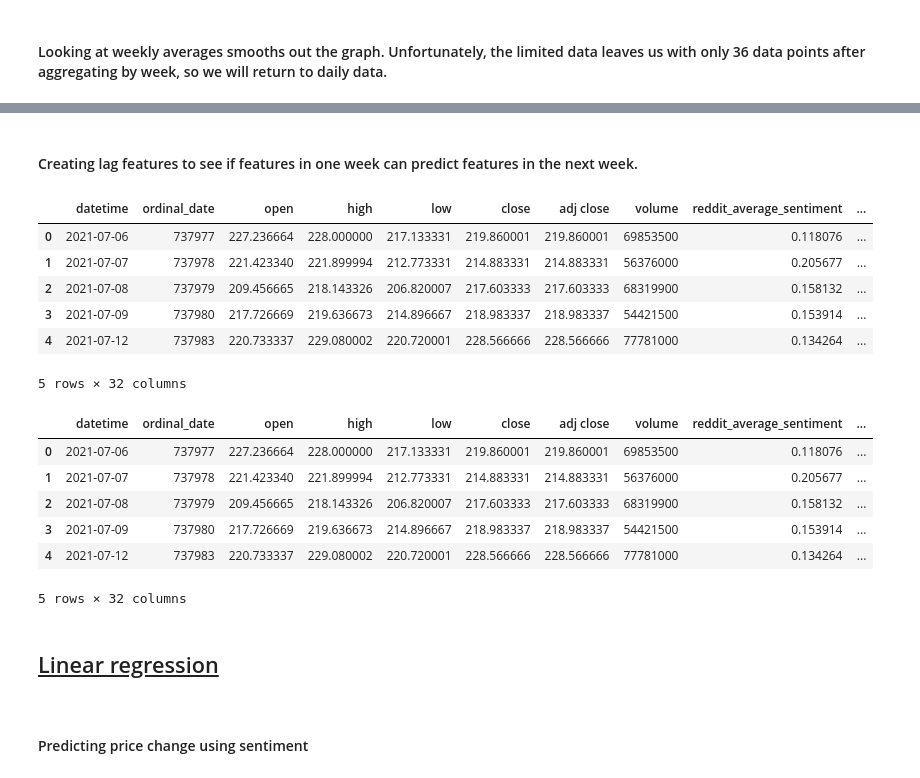
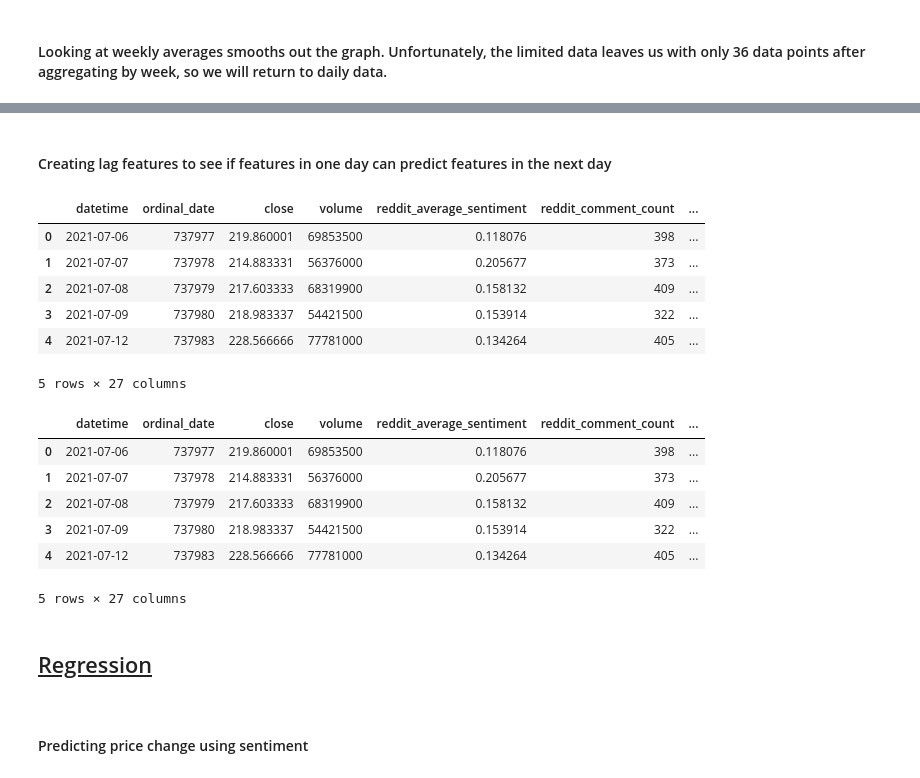
Before and after one commit to chanjdaniel/reddit_tsla_data_analysis, a Jupyter notebook: reddit_tsla.ipynb, the cells around one changed output, grey strips where cells are left out. Cells and saved outputs as stored; diff of their text form; code cells hidden in the pictures.

```diff
--- a/reddit_tsla.ipynb
+++ b/reddit_tsla.ipynb
@@ -323,5 +323,11 @@ plt.legend(loc="upper left")
 # %% [markdown]
 <h4>No significant difference between closing price and adjusted closing price.</h4>
 <h4>For simplicity's sake, the un-adjusted closing price will be used for comparisons and predictions.</h4>
+# %%
+to_drop = [
+    "open", "high", "low", "adj close"
+]
+
+reddit_tsla_df = reddit_tsla_df.drop(columns=to_drop)
 # %%
 df = reddit_tsla_df
@@ -360,6 +367,6 @@ reddit_tsla_df
 # %%
 aggregate_first = ["datetime", "ordinal_date"]
-aggregate_mean = ["open", "high", "low", "close", "adj close", "reddit_average_sentiment"]
+aggregate_mean = ["close", "reddit_average_sentiment"]
 aggregate_sum = ["volume", "reddit_comment_count"]
 for sub in top_10_subs.index:
     aggregate_mean.append(f'{sub}_average_sentiment')
@@ -390,11 +397,7 @@ weekly_reddit_tsla_df = pd.DataFrame(weekly_reddit_tsla_array,columns=reddit_tsl
 rename_dict = {
     "datetime": "week_start_datetime",
     "ordinal_date": "week_start_ordinal_date",
-    "open": "average_open",
-    "high": "average_high",
-    "low": "average_low",
-    "close": "average_close",
-    "adj close": "average_adj_close"
+    "close": "average_close"
 }
 
 weekly_reddit_tsla_df = weekly_reddit_tsla_df.rename(columns=rename_dict)
@@ -473,3 +490,0 @@ for i in range(1, len(reddit_tsla_df)):
-# %%
-reddit_tsla_df = reddit_tsla_df.assign(**{"close_delta" : np.nan})
-reddit_tsla_df.loc[reddit_tsla_df.index, "close_delta"] = pd.Series(price_change_array)
@@ -514,5 +491,5 @@ plt.show()
 # %% [markdown]
-<h4>Creating lag features to see if features in one week can predict features in the next week.</h4>
+<h4>Creating lag features to see if features in one day can predict features in the next day</h4>
 # %%
 # code adapted with permission from university lecture
 def create_lag_feature(df, orig_feature, lag, new_feature_name=None, clip=False):
@@ -559,28 +536,28 @@ def create_lag_feature(df, orig_feature, lag, new_feature_name=None, clip=False)
 
     return new_df
 # %%
-price_lag_reddit_tsla_df = create_lag_feature(reddit_tsla_df, "close_delta", +1, "close_delta_next_day", clip=False)
-price_lag_reddit_tsla_df.dropna(subset=["close_delta_next_day"], how='any', inplace=True)
+price_lag_reddit_tsla_df = create_lag_feature(reddit_tsla_df, "close", +1, "close_next_day", clip=False)
+price_lag_reddit_tsla_df.dropna(subset=["close_next_day"], how='any', inplace=True)
 price_lag_reddit_tsla_df.head()
 # %% [output]
-|  | datetime | ordinal_date | open | high | low | close | adj close | volume | reddit_average_sentiment | ... |
-| 0 | 2021-07-06 | 737977 | 227.236664 | 228.000000 | 217.133331 | 219.860001 | 219.860001 | 69853500 | 0.118076 | ... |
-| 1 | 2021-07-07 | 737978 | 221.423340 | 221.899994 | 212.773331 | 214.883331 | 214.883331 | 56376000 | 0.205677 | ... |
-| 2 | 2021-07-08 | 737979 | 209.456665 | 218.143326 | 206.820007 | 217.603333 | 217.603333 | 68319900 | 0.158132 | ... |
-| 3 | 2021-07-09 | 737980 | 217.726669 | 219.636673 | 214.896667 | 218.983337 | 218.983337 | 54421500 | 0.153914 | ... |
-| 4 | 2021-07-12 | 737983 | 220.733337 | 229.080002 | 220.720001 | 228.566666 | 228.566666 | 77781000 | 0.134264 | ... |
+|  | datetime | ordinal_date | close | volume | reddit_average_sentiment | reddit_comment_count | ... |
+| 0 | 2021-07-06 | 737977 | 219.860001 | 69853500 | 0.118076 | 398 | ... |
+| 1 | 2021-07-07 | 737978 | 214.883331 | 56376000 | 0.205677 | 373 | ... |
+| 2 | 2021-07-08 | 737979 | 217.603333 | 68319900 | 0.158132 | 409 | ... |
+| 3 | 2021-07-09 | 737980 | 218.983337 | 54421500 | 0.153914 | 322 | ... |
+| 4 | 2021-07-12 | 737983 | 228.566666 | 77781000 | 0.134264 | 405 | ... |
-5 rows × 32 columns
+5 rows × 27 columns
 # %%
 sentiment_lag_reddit_tsla_df = create_lag_feature(reddit_tsla_df, "reddit_average_sentiment", +1, "reddit_average_sentiment_next_day", clip=False)
 sentiment_lag_reddit_tsla_df.dropna(subset=["reddit_average_sentiment_next_day"], how='any', inplace=True)
 sentiment_lag_reddit_tsla_df.head()
 # %% [output]
-|  | datetime | ordinal_date | open | high | low | close | adj close | volume | reddit_average_sentiment | ... |
-| 0 | 2021-07-06 | 737977 | 227.236664 | 228.000000 | 217.133331 | 219.860001 | 219.860001 | 69853500 | 0.118076 | ... |
-| 1 | 2021-07-07 | 737978 | 221.423340 | 221.899994 | 212.773331 | 214.883331 | 214.883331 | 56376000 | 0.205677 | ... |
-| 2 | 2021-07-08 | 737979 | 209.456665 | 218.143326 | 206.820007 | 217.603333 | 217.603333 | 68319900 | 0.158132 | ... |
-| 3 | 2021-07-09 | 737980 | 217.726669 | 219.636673 | 214.896667 | 218.983337 | 218.983337 | 54421500 | 0.153914 | ... |
-| 4 | 2021-07-12 | 737983 | 220.733337 | 229.080002 | 220.720001 | 228.566666 | 228.566666 | 77781000 | 0.134264 | ... |
+|  | datetime | ordinal_date | close | volume | reddit_average_sentiment | reddit_comment_count | ... |
+| 0 | 2021-07-06 | 737977 | 219.860001 | 69853500 | 0.118076 | 398 | ... |
+| 1 | 2021-07-07 | 737978 | 214.883331 | 56376000 | 0.205677 | 373 | ... |
+| 2 | 2021-07-08 | 737979 | 217.603333 | 68319900 | 0.158132 | 409 | ... |
+| 3 | 2021-07-09 | 737980 | 218.983337 | 54421500 | 0.153914 | 322 | ... |
+| 4 | 2021-07-12 | 737983 | 228.566666 | 77781000 | 0.134264 | 405 | ... |
-5 rows × 32 columns
+5 rows × 27 columns
 # %% [markdown]
-<u><h2>Linear regression</h2></u>
+<u><h2>Regression</h2></u>
```
Also changed, not shown: parts of 50 cells of this notebook.
